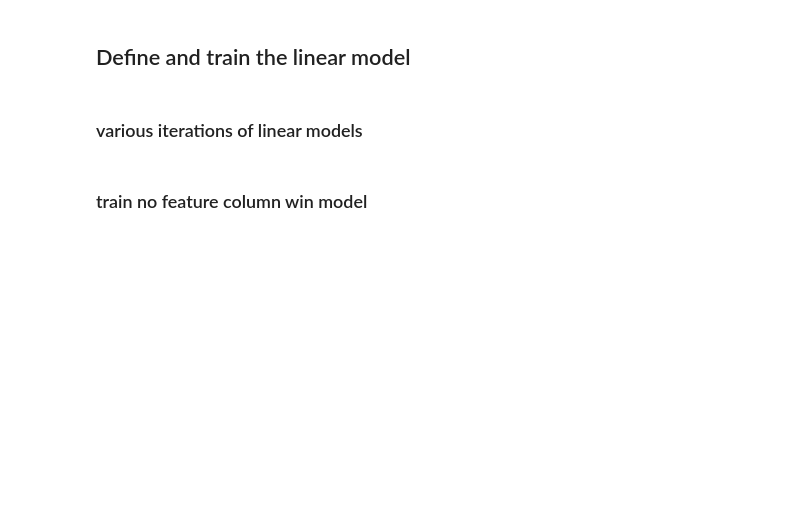
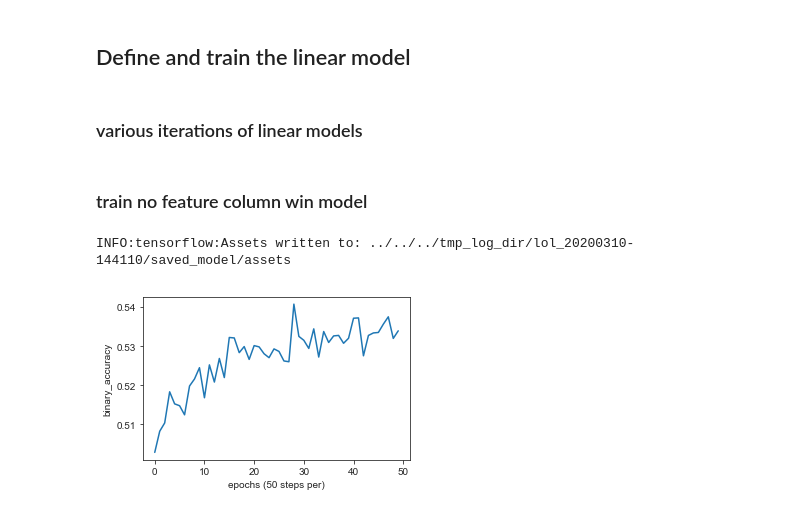
Before and after one commit to JoshEZiegler/MLProjects, a Jupyter notebook: VideoGameDrafting/LeagueOfLegendsProject/LOL_dota2_compat_extra_info_MachineLearning_keras_TF2.ipynb, the cells around one changed output. Cells and saved outputs as stored; diff of their text form; code cells hidden in the pictures; blank space fills up the shorter version.

```diff
--- a/VideoGameDrafting/LeagueOfLegendsProject/LOL_dota2_compat_extra_info_MachineLearning_keras_TF2.ipynb
+++ b/VideoGameDrafting/LeagueOfLegendsProject/LOL_dota2_compat_extra_info_MachineLearning_keras_TF2.ipynb
@@ -59,12 +59,16 @@ def _parse_function_extra_info(example_proto):
         #64 bit int for hero
         features["radiant_hero"+str(i)]=tf.io.FixedLenFeature(1, dtype=tf.int64)
         #there are 4 pieces of info for a hero in LOL
-        features["radiant_hero_info"+str(i)]=tf.io.FixedLenFeature(4, dtype=tf.int64)
+        features["radiant_hero_info"+str(i)]=tf.io.FixedLenFeature(4, dtype=tf.float32)
         #there are 6 possible tags for a hero in LOL
         features["radiant_hero_tags"+str(i)] =tf.io.FixedLenFeature(6, dtype=tf.int64)
+        #there are 14 stats after removing mana and crit(broken) in LOL
+        features["radiant_hero_stats"+str(i)] =tf.io.FixedLenFeature(14, dtype=tf.float32)
+
         features["dire_hero"+str(i)] =tf.io.FixedLenFeature(1, dtype=tf.int64)
-        features["dire_hero_info"+str(i)] =tf.io.FixedLenFeature(4, dtype=tf.int64)
+        features["dire_hero_info"+str(i)] =tf.io.FixedLenFeature(4, dtype=tf.float32)
         features["dire_hero_tags"+str(i)] =tf.io.FixedLenFeature(6, dtype=tf.int64)
+        features["dire_hero_stats"+str(i)] =tf.io.FixedLenFeature(14, dtype=tf.float32)
 
     features["skill_level"] = tf.io.FixedLenFeature(2, dtype=tf.int64)
     features["targets"] = tf.io.FixedLenFeature(1, dtype=tf.int64)
@@ -77,10 +81,12 @@ def _parse_function_extra_info(example_proto):
                                                     num_heroes)
         hero_dict['radiant_hero_info'+str(i)]=parsed_features['radiant_hero_info'+str(i)]
         hero_dict['radiant_hero_tags'+str(i)]=parsed_features['radiant_hero_tags'+str(i)]
+        hero_dict['radiant_hero_stats'+str(i)]=parsed_features['radiant_hero_stats'+str(i)]
         hero_dict['dire_hero'+str(i)]=tf.one_hot(parsed_features['dire_hero'+str(i)],
                                                  num_heroes)
         hero_dict['dire_hero_info'+str(i)]=parsed_features['dire_hero_info'+str(i)]
         hero_dict['dire_hero_tags'+str(i)]=parsed_features['dire_hero_tags'+str(i)]
+        hero_dict['dire_hero_stats'+str(i)]=parsed_features['dire_hero_stats'+str(i)]
 
     hero_dict['skill_level']= parsed_features['skill_level']
     target = parsed_features['targets']
@@ -190,15 +196,12 @@ def define_linear_model_hero_only(vocab_len,
     rad_hero_sum = tf.keras.layers.Add()(rad_hero_output)
     dire_hero_sum = tf.keras.layers.Add()(dire_hero_output)
 
-    # Add a linear layer to map the average of the embedded vectors of each team
-    #   to a single vector for each team
-    x = tf.keras.layers.Concatenate()([rad_hero_sum,dire_hero_sum])
-    x = tf.keras.layers.Dense(1, activation='linear')(x)
-    x = tf.keras.layers.Flatten()(x)
     #define skill input layer
     skill = tf.keras.Input(shape=(2,),name='skill_level')
-    #concat skill input with output of hero layers
-    x = tf.keras.layers.concatenate([x, skill])
+
+    # Add a dnn layer to map the average of the embedded vectors of each team
+    #   to a single vector for each team
+    x = tf.keras.layers.concatenate([rad_hero_sum,dire_hero_sum,skill])
 
     #Adds output layer with sigmoid activation for prediction
     win_predict = tf.keras.layers.Dense(1,activation='sigmoid')(x)
@@ -407,3 +658,20 @@ validation_file_novocab = os.path.join('LOL_data',
                              'mix_tier',
                              'lol_validation_data',
                              'blue_win_extra_info_dota2_compat_lol_validation_data.tfrecords')
+# %%
+ optimizer = tf.keras.optimizers.Adam(learning_rate=0.001)
+history = train_model(
+            optimizer,
+            model_type='dnn_extra_info',
+            vocab_len=len(champ_vocab),
+            embedding_dims=2,
+            batch_size=500,
+            epochs=50,
+            training_path=training_file_novocab,
+            validation_path=validation_file_novocab,
+            compression_type='GZIP',
+            hidden_units_heroes=[16,8,8,4,4],
+            hidden_units_out=[8,8,8,4])
+# %% [output]
+INFO:tensorflow:Assets written to: ../../../tmp_log_dir/lol_20200310-144110/saved_model/assets
+[figure, added]
```
Also changed, not shown: parts of 13 cells of this notebook, 1 other file.
